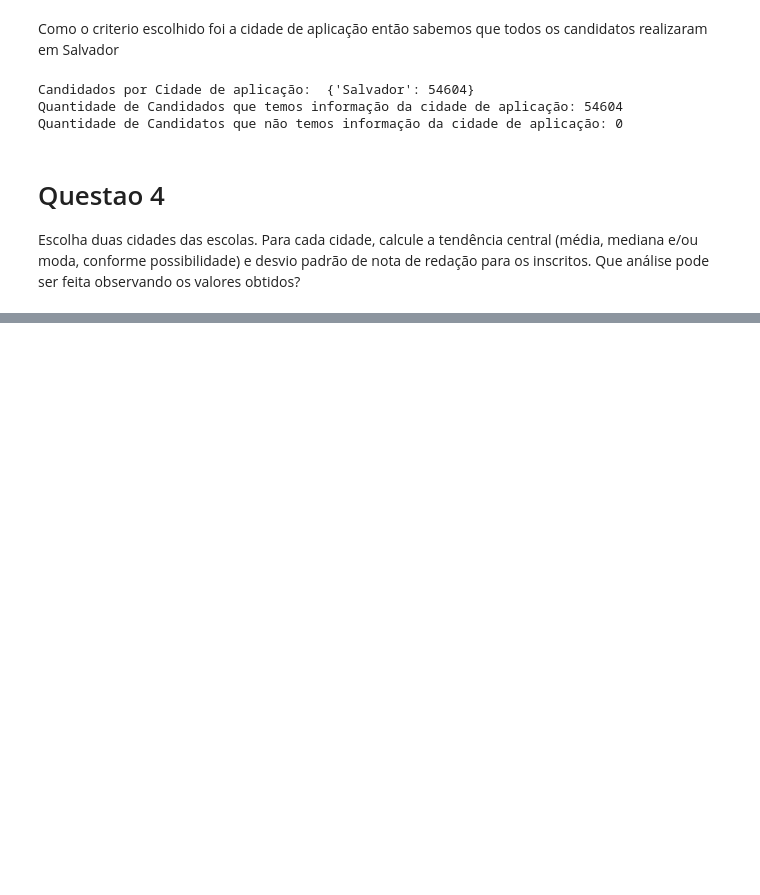
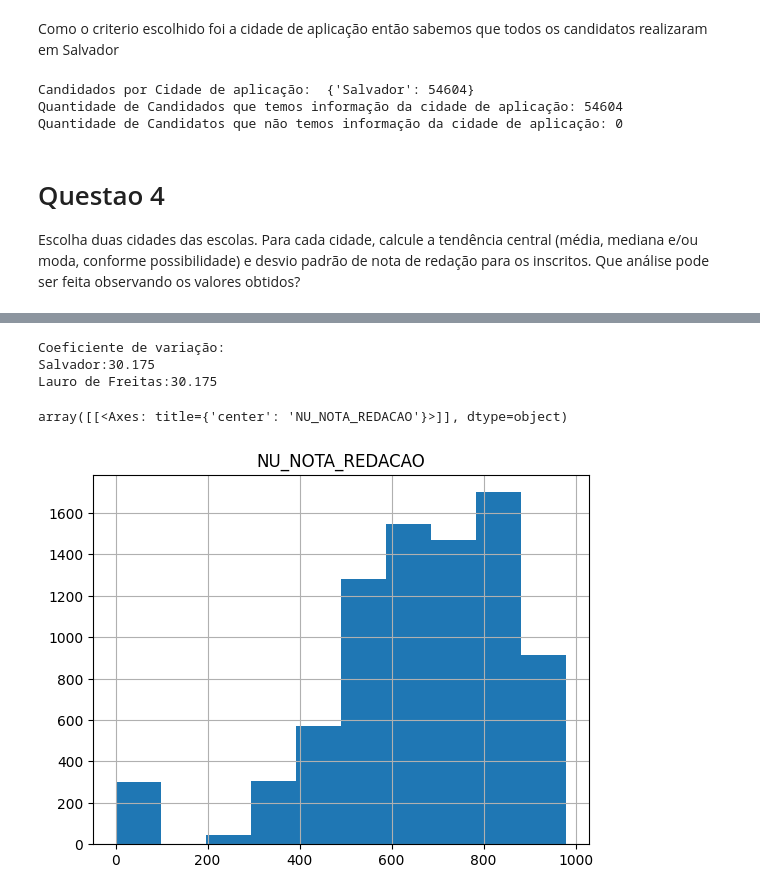
Before and after one commit to denielfer/Micro_dados_enem-2022, a Jupyter notebook: analize.ipynb, the cells around one changed output, grey strips where cells are left out. Drawn from its saved outputs; the diff is of its cells as text; code cells hidden in the pictures; blank space fills up the shorter version.

```diff
--- a/analize.ipynb
+++ b/analize.ipynb
@@ -74,0 +87,7 @@ Escolha duas cidades das escolas. Para cada cidade, calcule a tendência central
+# %%
+nota_redação_salvador = db[db["NO_MUNICIPIO_ESC"] == "Salvador"].get(["NU_NOTA_REDACAO"])
+nota_redação_lauro = db[db["NO_MUNICIPIO_ESC"] == "Lauro de Freitas"].get(["NU_NOTA_REDACAO"])
+display(nota_redação_salvador.describe(),
+        nota_redação_lauro.describe())
+print(f'moda salvador: {nota_redação_salvador.value_counts().index[0]}',
+      f'moda lauro de freitas: {nota_redação_lauro.value_counts().index[0]}', sep = '\n')
@@ -74,0 +115,13 @@ Escolha duas cidades das escolas. Para cada cidade, calcule a tendência central
+# %%
+cv_salvador = (nota_redação_lauro.std()/nota_redação_lauro.mean()).iloc[0]
+cv_lauro = (nota_redação_lauro.std()/nota_redação_lauro.mean()).iloc[0]
+print(f'Coeficiente de variação:\nSalvador:{cv_salvador*100:.05}\nLauro de Freitas:{cv_lauro*100:.05}')
+# %% [output]
+Coeficiente de variação:
+Salvador:30.175
+Lauro de Freitas:30.175
+# %%
+nota_redação_salvador.hist(bins=10)
+# %% [output]
+array([[<Axes: title={'center': 'NU_NOTA_REDACAO'}>]], dtype=object)
+[figure, added]
```
Also changed, not shown: parts of 7 cells of this notebook, 1 other file.
